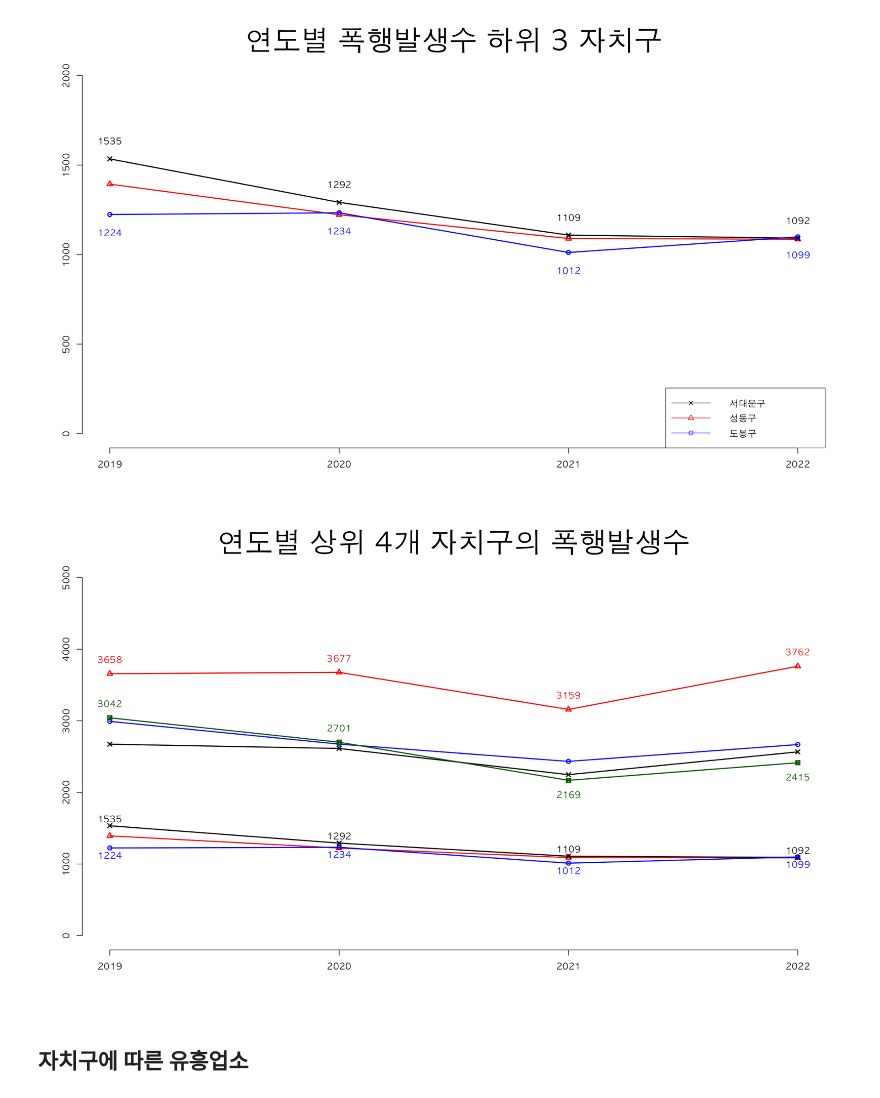
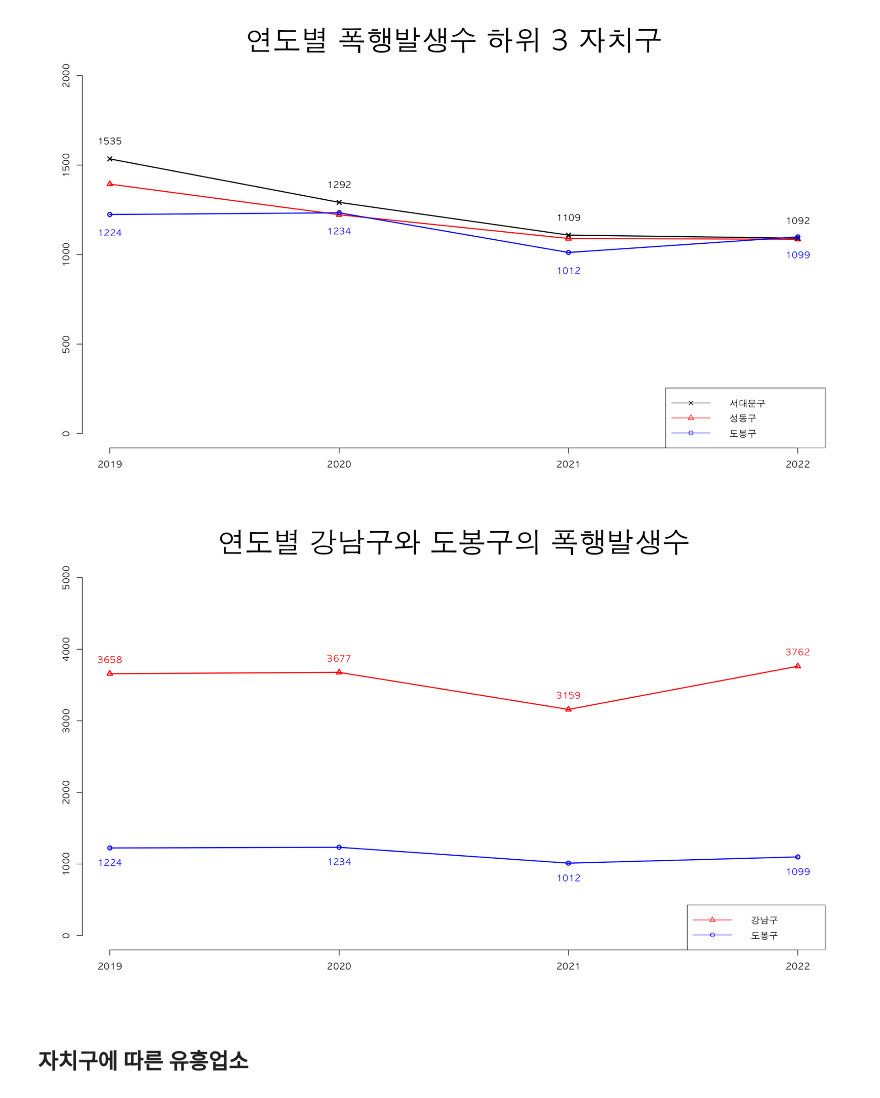
Before and after one commit to lcy0512/R, a Jupyter notebook: R/범죄 현황 분석.ipynb, the cells around one changed output. Saved outputs shown, nothing was run; the diff lists cells and outputs as text; code cells hidden in the pictures.

```diff
--- a/R/범죄 현황 분석.ipynb
+++ b/R/범죄 현황 분석.ipynb
@@ -374,91 +376,46 @@ plot(
     ann = F,
     lwd = 2,
     ylim = c(0,5000),
-    pch = 2
+    pch = 2,
+    xlab = "연도",
+    ylab = "발생건수"
 )
-
 text(
     c(2019:2022),
     subset(crime_top4,자치구별 == '강남구')[,c(11)] + 200,
     subset(crime_top4,자치구별 == '강남구')[,c(11)],
     col = 'red'
 )
 
-text(
-    c(2019:2022),
-    c(subset(crime_top4,자치구별 == '영등포구')[,c(11)][1:2] + 200, subset(crime_top4,자치구별 == '영등포구')[,c(11)][3:4] - 200),
-    subset(crime_top4,자치구별 == '영등포구')[,c(11)],
-    col = 'darkgreen'
-)
-
 title(
-    main = "연도별 상위 4개 자치구의 폭행발생수",
+    main = "연도별 강남구와 도봉구의 폭행발생수",
     cex.main = 3.1,
 )
 axis(1,at = 2019:2022)
 axis(2)
-
-lines(
-    subset(crime_top4,자치구별 == '송파구')[,c(1,11)],
-    type = 'o',
-    col = 'BLUE',
-    lwd = 2,
-    pch = 1,
-)
-
-lines(
-    subset(crime_top4,자치구별 == '관악구')[,c(1,11)],
-    type = 'o',
-    col = 'BLACK',
-    lwd = 2,
-    pch = 4
-)
-
-lines(
-    subset(crime_top4,자치구별 == '영등포구')[,c(1,11)],
-    type = 'o',
-    col = 'darkgreen',
-    lwd = 2,
-    pch = 7
-)
-
-lines(
-    subset(crime_bottom3,자치구별 == '성동구')[,c(1,11)],
-    type = 'o',
-    col = 'red',
-    lwd = 2,
-    pch = 2,
-)
-
-lines(
-    subset(crime_bottom3,자치구별 == '서대문구')[,c(1,11)],
-    type = 'o',
-    col = 'BLACK',
-    lwd = 2,
-    pch = 4
-)
-text(
-    c(2019:2022),
-    subset(crime_bottom3,자치구별 == '서대문구')[,c(11)] + 100,
-    subset(crime_bottom3,자치구별 == '서대문구')[,c(11)],
-    col = 'BLACK'
-)
 
 lines(
     subset(crime_bottom3,자치구별 == '도봉구')[,c(1,11)],
     type = 'o',
     col = 'BLUE',
     lwd = 2,
     pch = 1,
 )
 text(
     c(2019:2022),
-    subset(crime_bottom3,자치구별 == '도봉구')[,c(11)][1:4] - 100,
+    subset(crime_bottom3,자치구별 == '도봉구')[,c(11)][1:4] - 200,
     subset(crime_bottom3,자치구별 == '도봉구')[,c(11)],
     col = 'BLUE'
 )
+legend(
+    "bottomright",
+    legend = c("강남구","도봉구"),
+    pch = c(2,1),
+    lty = 1,
+    col = c('red','blue')
+)
 # %% [output]
-[figure, old version]
+[figure, new version]
 # %% [markdown]
 ## 자치구에 따른 유흥업소
 # %%
```
Also changed, not shown: parts of 15 cells of this notebook.
